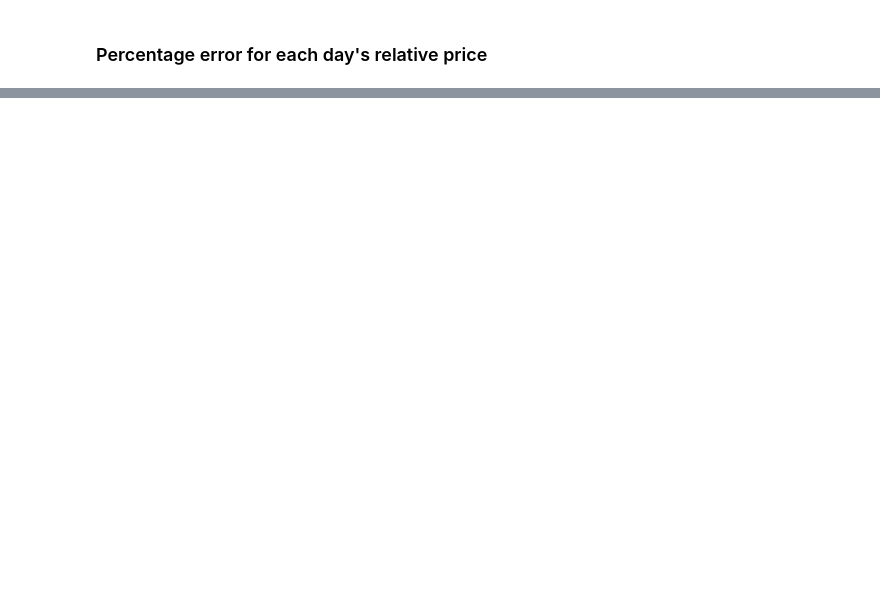
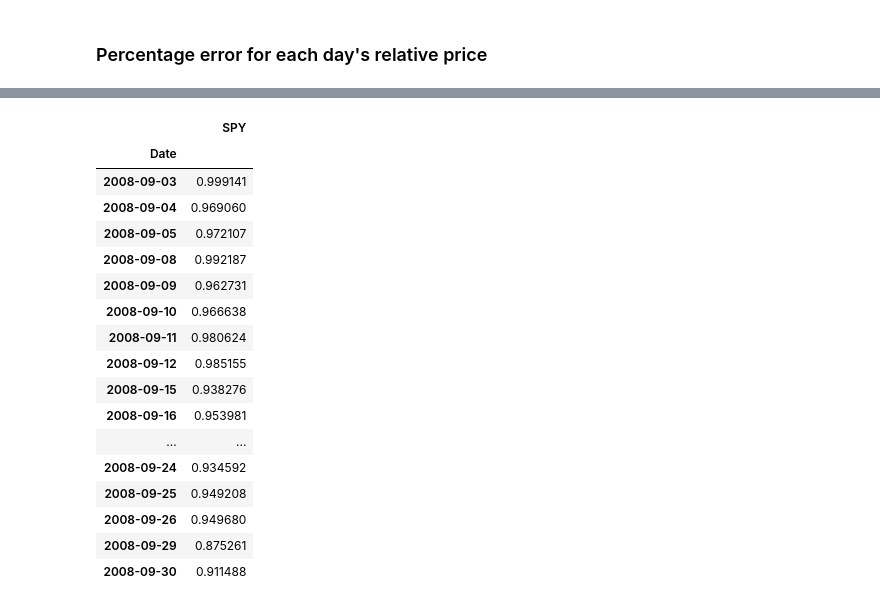
Before and after one commit to YILINGU10/Portfolio_Selection, a Jupyter notebook: PortfolioSelection_0726.ipynb, the cells around one changed output, grey strips where cells are left out. Cells and saved outputs as stored; diff of their text form; code cells hidden in the pictures; blank space fills up the shorter version.

```diff
--- a/PortfolioSelection_0726.ipynb
+++ b/PortfolioSelection_0726.ipynb
@@ -436,0 +473,21 @@ pd.DataFrame(abs(dfp_result - SPMC_SPY_relative_price_benchmark)/SPMC_SPY_relati
+# %%
+train_output
+# %% [output]
+|  | SPY |
+| Date |  |
+| 2008-09-03 | 0.999141 |
+| 2008-09-04 | 0.969060 |
+| 2008-09-05 | 0.972107 |
+| 2008-09-08 | 0.992187 |
+| 2008-09-09 | 0.962731 |
+| 2008-09-10 | 0.966638 |
+| 2008-09-11 | 0.980624 |
+| 2008-09-12 | 0.985155 |
+| 2008-09-15 | 0.938276 |
+| 2008-09-16 | 0.953981 |
+| ... | ... |
+| 2008-09-24 | 0.934592 |
+| 2008-09-25 | 0.949208 |
+| 2008-09-26 | 0.949680 |
+| 2008-09-29 | 0.875261 |
+| 2008-09-30 | 0.911488 |
```
Also changed, not shown: parts of 17 cells of this notebook.
